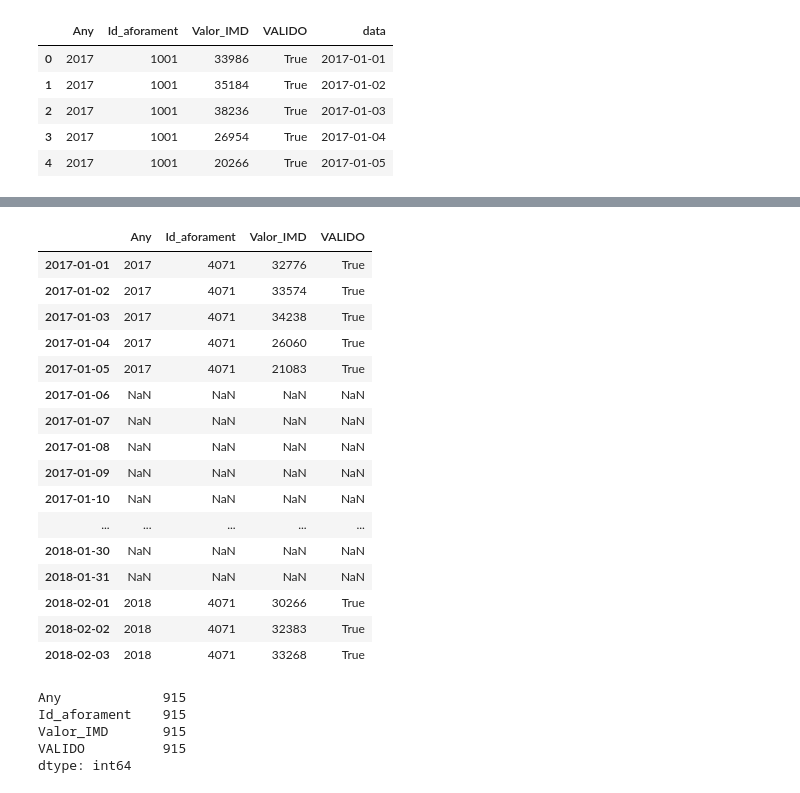
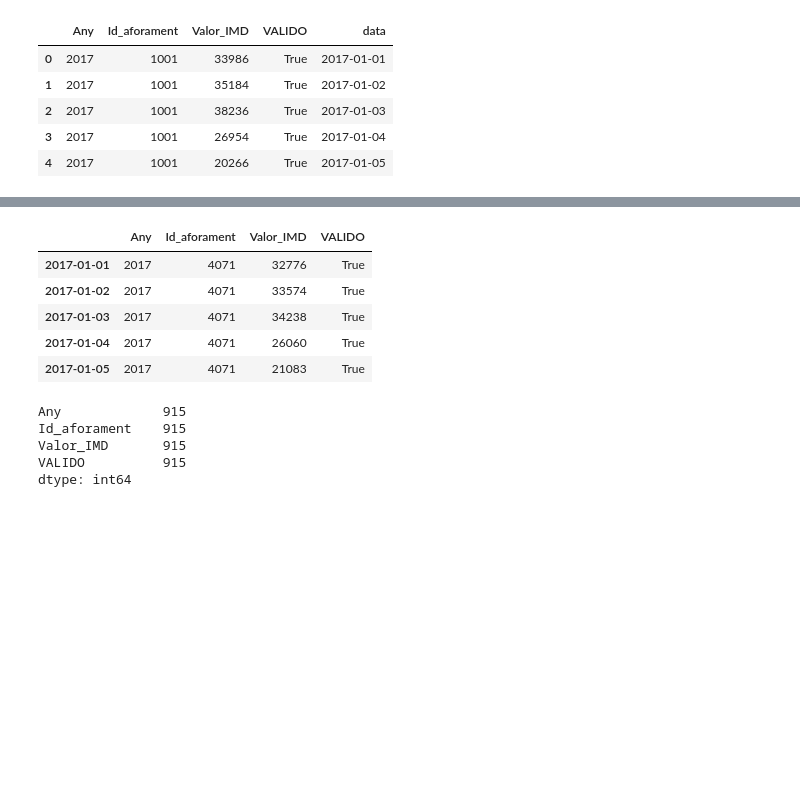
Before and after one commit to marcjs95/master-data-science, a Jupyter notebook: clean/transit .ipynb, the cells around one changed output, grey strips where cells are left out. Saved outputs shown, nothing was run; the diff lists cells and outputs as text; code cells hidden in the pictures; blank space fills up the shorter version.

```diff
--- a/clean/transit .ipynb
+++ b/clean/transit .ipynb
@@ -103,25 +92,14 @@ fin = ultimo_fecha.replace(day=ultimo_dia_mes)
 index =pd.DatetimeIndex(start=inicio, end=fin, freq= '24h')
 transit_4071 = transit_4071.reindex(index)
 # %%
-transit_4071
+transit_4071.head()
 # %% [output]
 |  | Any | Id_aforament | Valor_IMD | VALIDO |
 | 2017-01-01 | 2017 | 4071 | 32776 | True |
 | 2017-01-02 | 2017 | 4071 | 33574 | True |
 | 2017-01-03 | 2017 | 4071 | 34238 | True |
 | 2017-01-04 | 2017 | 4071 | 26060 | True |
 | 2017-01-05 | 2017 | 4071 | 21083 | True |
-| 2017-01-06 | NaN | NaN | NaN | NaN |
-| 2017-01-07 | NaN | NaN | NaN | NaN |
-| 2017-01-08 | NaN | NaN | NaN | NaN |
-| 2017-01-09 | NaN | NaN | NaN | NaN |
-| 2017-01-10 | NaN | NaN | NaN | NaN |
-| ... | ... | ... | ... | ... |
-| 2018-01-30 | NaN | NaN | NaN | NaN |
-| 2018-01-31 | NaN | NaN | NaN | NaN |
-| 2018-02-01 | 2018 | 4071 | 30266 | True |
-| 2018-02-02 | 2018 | 4071 | 32383 | True |
-| 2018-02-03 | 2018 | 4071 | 33268 | True |
 # %%
 transit_4071.isnull().sum()
 # %% [output]
```
Also changed, not shown: parts of 9 cells of this notebook.
